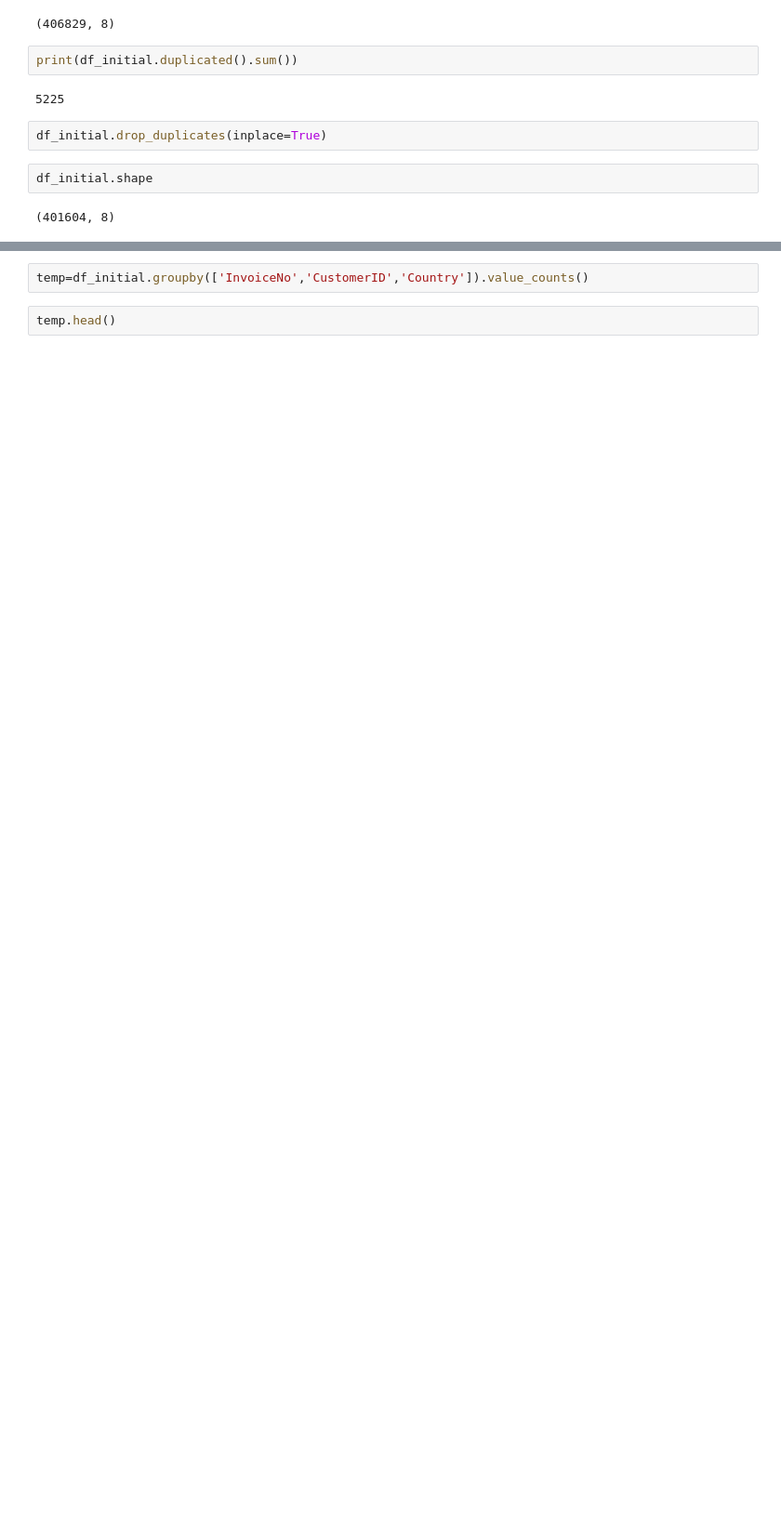
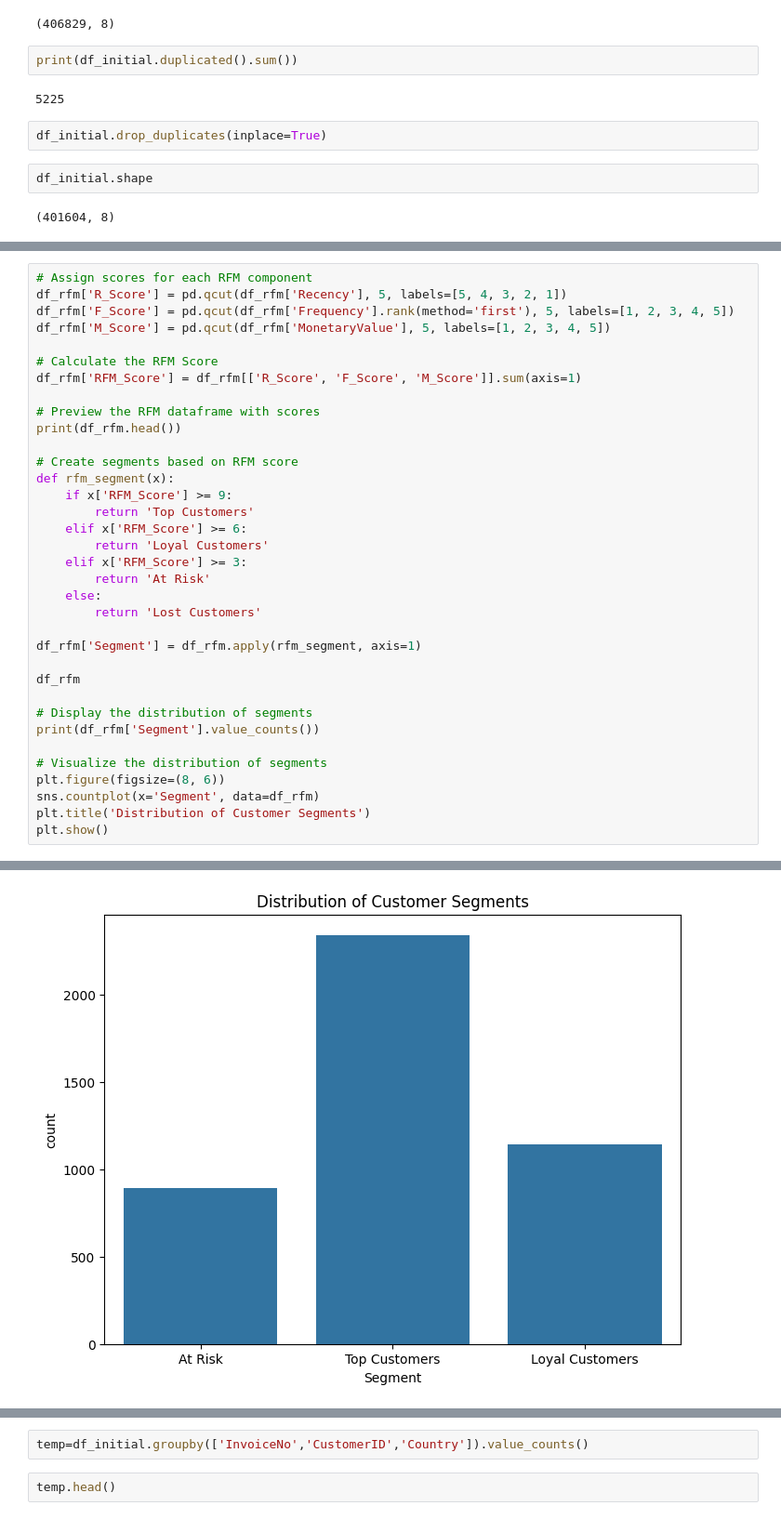
Before and after one commit to vaas-umputer/Customer-Segmentation, a Jupyter notebook: Customer_Segmentation.ipynb, the cells around one changed output, grey strips where cells are left out. Shown at 93% size. Cells and saved outputs as stored; diff of their text form; blank space fills up the shorter version.

```diff
--- a/Customer_Segmentation.ipynb
+++ b/Customer_Segmentation.ipynb
@@ -136,0 +255,36 @@ df_initial.shape
+# %%
+# Assign scores for each RFM component
+df_rfm['R_Score'] = pd.qcut(df_rfm['Recency'], 5, labels=[5, 4, 3, 2, 1])
+df_rfm['F_Score'] = pd.qcut(df_rfm['Frequency'].rank(method='first'), 5, labels=[1, 2, 3, 4, 5])
+df_rfm['M_Score'] = pd.qcut(df_rfm['MonetaryValue'], 5, labels=[1, 2, 3, 4, 5])
+
+# Calculate the RFM Score
+df_rfm['RFM_Score'] = df_rfm[['R_Score', 'F_Score', 'M_Score']].sum(axis=1)
+
+# Preview the RFM dataframe with scores
+print(df_rfm.head())
+
+# Create segments based on RFM score
+def rfm_segment(x):
+    if x['RFM_Score'] >= 9:
+        return 'Top Customers'
+    elif x['RFM_Score'] >= 6:
+        return 'Loyal Customers'
+    elif x['RFM_Score'] >= 3:
+        return 'At Risk'
+    else:
+        return 'Lost Customers'
+
+df_rfm['Segment'] = df_rfm.apply(rfm_segment, axis=1)
+
+df_rfm
+
+# Display the distribution of segments
+print(df_rfm['Segment'].value_counts())
+
+# Visualize the distribution of segments
+plt.figure(figsize=(8, 6))
+sns.countplot(x='Segment', data=df_rfm)
+plt.title('Distribution of Customer Segments')
+plt.show()
+# %% [output]
@@ -136,0 +309 @@ df_initial.shape
+[figure, added]
```
Also changed, not shown: parts of 53 cells of this notebook.
